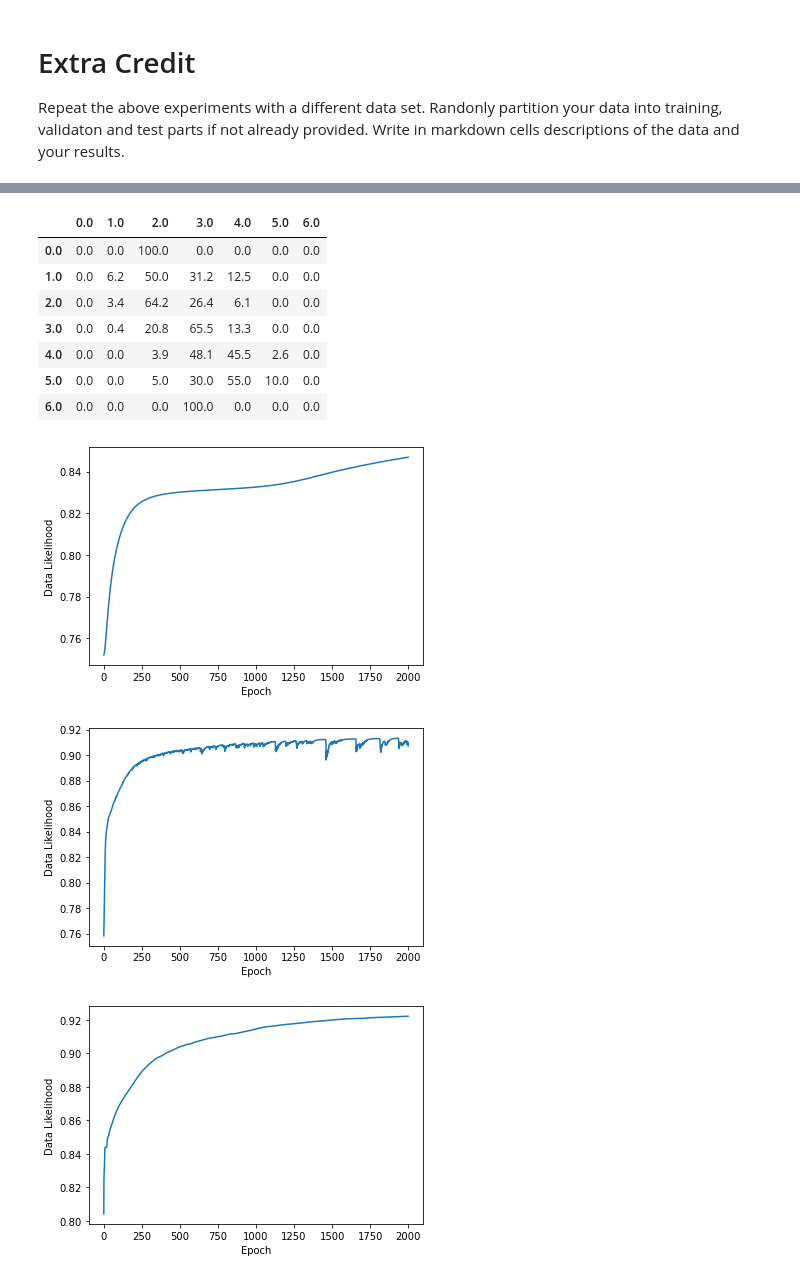
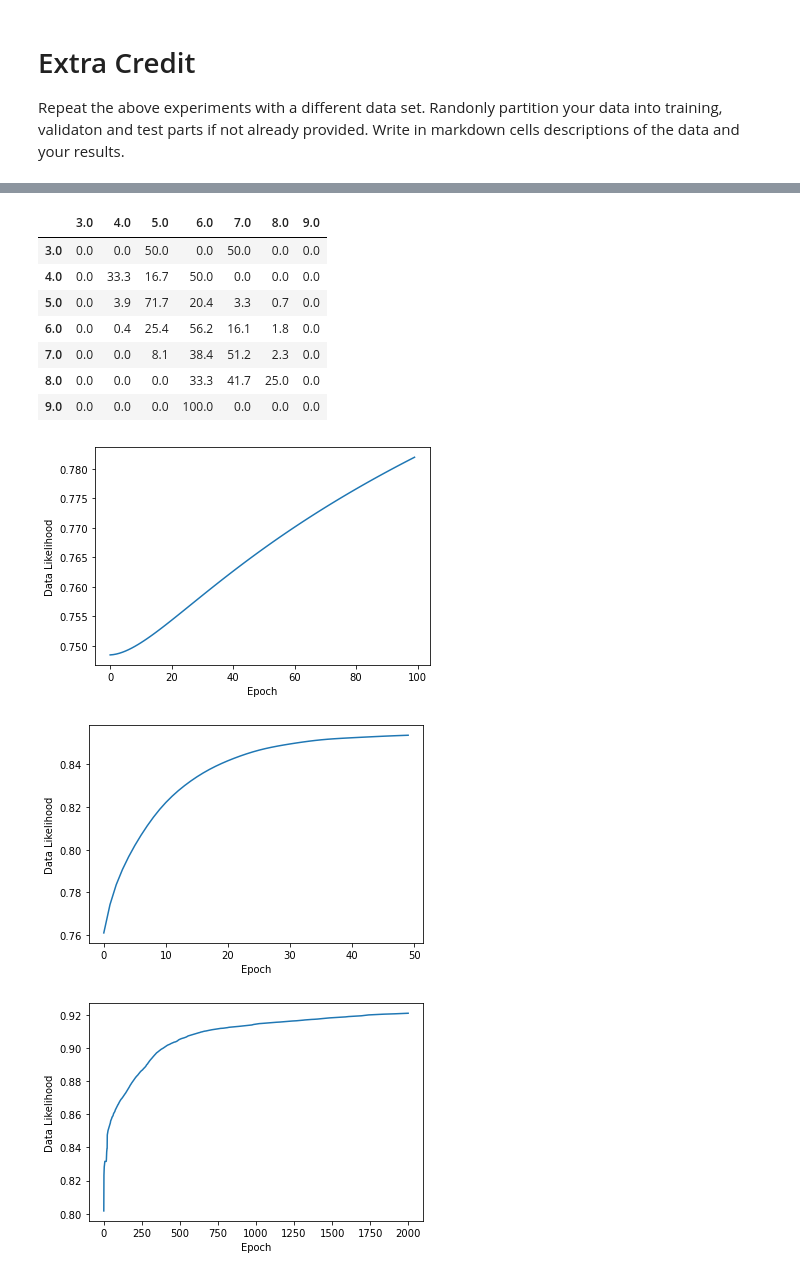
Before and after one commit to Randalthor95/CS_545, a Jupyter notebook: Assignments/Feudale-A3.ipynb, the cells around one changed output, grey strips where cells are left out. Drawn from its saved outputs; the diff is of its cells as text; code cells hidden in the pictures.

```diff
--- a/Assignments/Feudale-A3.ipynb
+++ b/Assignments/Feudale-A3.ipynb
@@ -715,7 +731,7 @@ network structure =  NeuralNetworkClassifier(11, [20, 15, 10, 5], 7)
 # %%
 print('Best Cases')
-print_nn(wine_nnet_3_sgd, 'sgd', rho, True, Xtrain, Ttrain, Xval, Tval, Xtest, Ttest)
-print_nn(wine_nnet_3_adam, 'adam', rho, True, Xtrain, Ttrain, Xval, Tval, Xtest, Ttest)
+print_nn(wine_nnet_0_sgd, 'sgd', rho, True, Xtrain, Ttrain, Xval, Tval, Xtest, Ttest)
+print_nn(wine_nnet_2_adam, 'adam', rho, True, Xtrain, Ttrain, Xval, Tval, Xtest, Ttest)
 print_nn(wine_nnet_3_scg, 'scg', rho, True, Xtrain, Ttrain, Xval, Tval, Xtest, Ttest)
 # %% [output]
 Best Cases
@@ -774,16 +790,16 @@ network structure =  NeuralNetworkClassifier(11, [20, 15, 10, 5], 7)
 
 Percent Correct
-|  | 0.0 | 1.0 | 2.0 | 3.0 | 4.0 | 5.0 | 6.0 |
-| 0.0 | 0.0 | 0.0 | 100.0 | 0.0 | 0.0 | 0.0 | 0.0 |
-| 1.0 | 0.0 | 6.2 | 50.0 | 31.2 | 12.5 | 0.0 | 0.0 |
-| 2.0 | 0.0 | 3.4 | 64.2 | 26.4 | 6.1 | 0.0 | 0.0 |
-| 3.0 | 0.0 | 0.4 | 20.8 | 65.5 | 13.3 | 0.0 | 0.0 |
-| 4.0 | 0.0 | 0.0 | 3.9 | 48.1 | 45.5 | 2.6 | 0.0 |
-| 5.0 | 0.0 | 0.0 | 5.0 | 30.0 | 55.0 | 10.0 | 0.0 |
-| 6.0 | 0.0 | 0.0 | 0.0 | 100.0 | 0.0 | 0.0 | 0.0 |
+|  | 3.0 | 4.0 | 5.0 | 6.0 | 7.0 | 8.0 | 9.0 |
+| 3.0 | 0.0 | 0.0 | 50.0 | 0.0 | 50.0 | 0.0 | 0.0 |
+| 4.0 | 0.0 | 33.3 | 16.7 | 50.0 | 0.0 | 0.0 | 0.0 |
+| 5.0 | 0.0 | 3.9 | 71.7 | 20.4 | 3.3 | 0.7 | 0.0 |
+| 6.0 | 0.0 | 0.4 | 25.4 | 56.2 | 16.1 | 1.8 | 0.0 |
+| 7.0 | 0.0 | 0.0 | 8.1 | 38.4 | 51.2 | 2.3 | 0.0 |
+| 8.0 | 0.0 | 0.0 | 0.0 | 33.3 | 41.7 | 25.0 | 0.0 |
+| 9.0 | 0.0 | 0.0 | 0.0 | 100.0 | 0.0 | 0.0 | 0.0 |
-[figure, old version]
+[figure, new version]
-[figure, old version]
+[figure, new version]
-[figure, old version]
+[figure, new version]
 # %% [markdown]
 I chose the Wine Quality dataset. The same one I used for assignment one: http://archive.ics.uci.edu/ml/datasets/Wine+Quality
 
```
Also changed, not shown: parts of 17 cells of this notebook, 5 other files.
